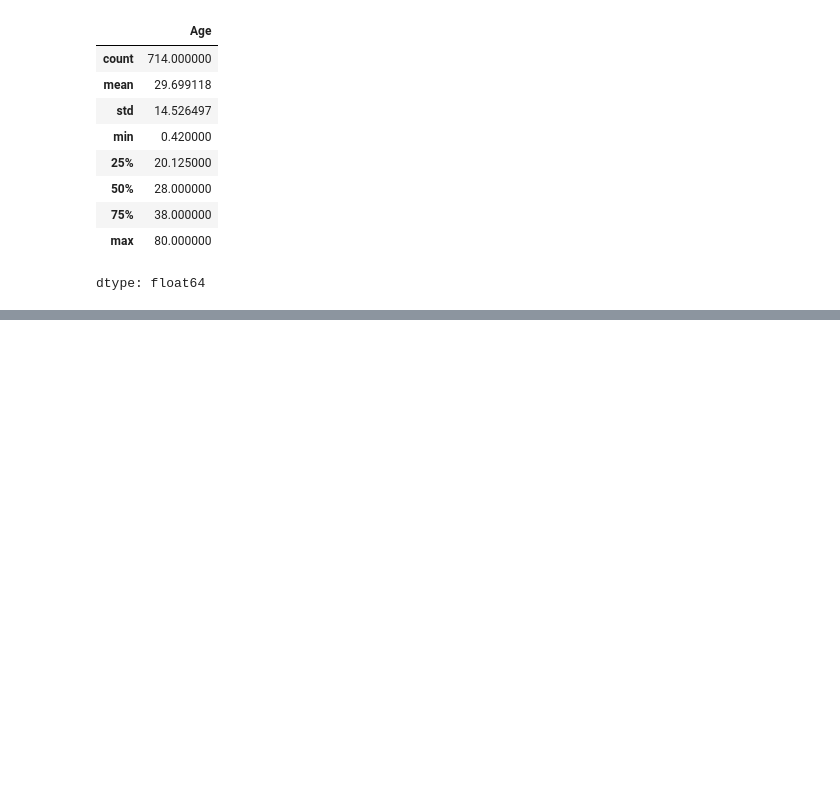
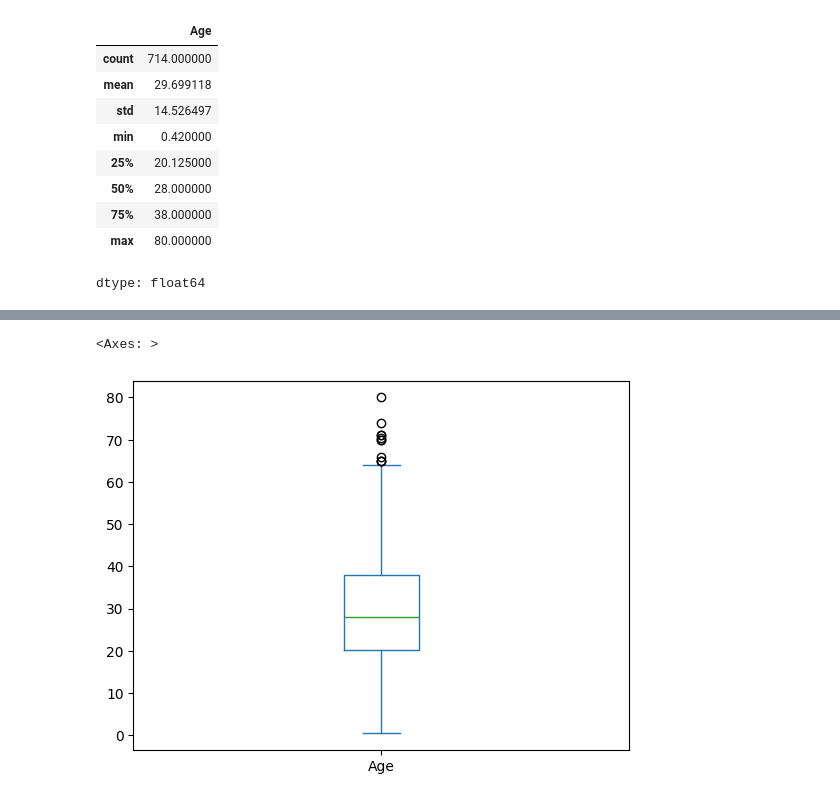
Before and after one commit to GitTanish/DataAnalysis, a Jupyter notebook: eda1.ipynb, the cells around one changed output, grey strips where cells are left out. Saved outputs shown, nothing was run; the diff lists cells and outputs as text; code cells hidden in the pictures; blank space fills up the shorter version.

```diff
--- a/eda1.ipynb
+++ b/eda1.ipynb
@@ -88,0 +101,5 @@ dtype: float64
+# %%
+df['Age'].plot(kind='box')
+# %% [output]
+<Axes: >
+[figure, added]
```
Also changed, not shown: parts of 9 cells of this notebook.
